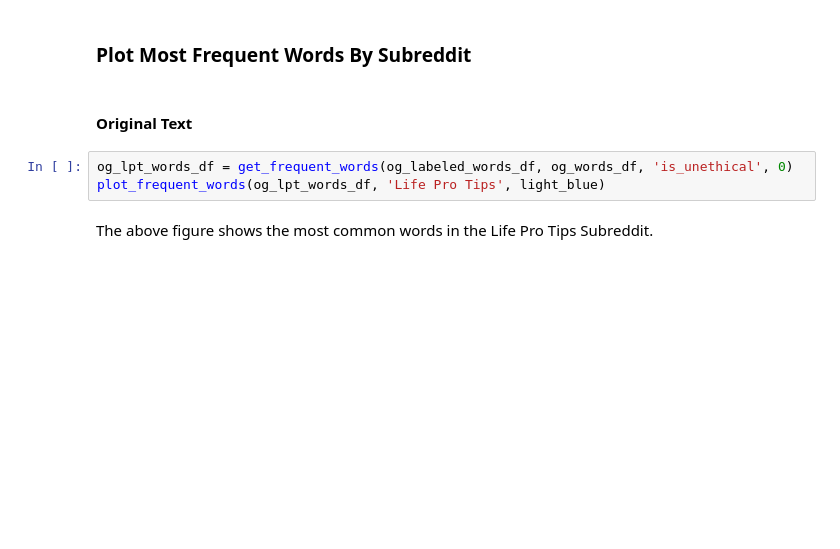
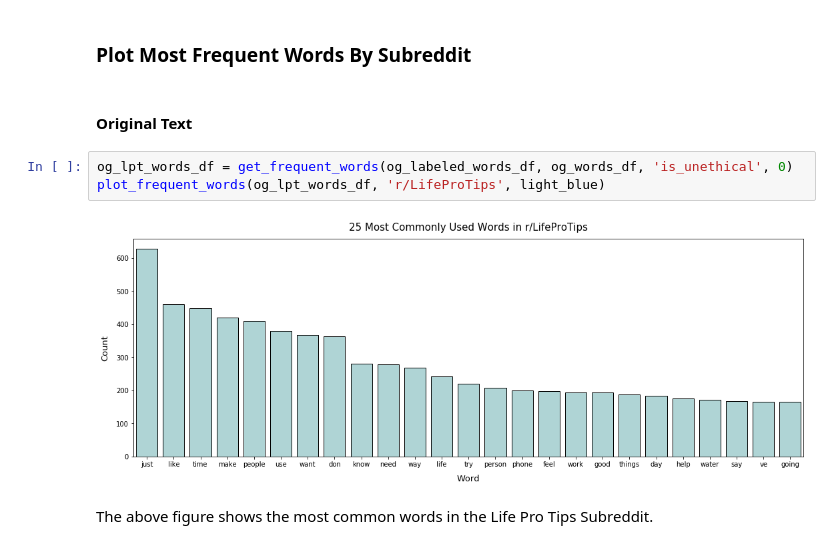
Before and after one commit to jlu90/Subreddit-Classification, a Jupyter notebook: code/Project 3 - Life Pro Tips vs. Unethical Life Pro Tips Classification.ipynb, the cells around one changed output. Cells and saved outputs as stored; diff of their text form; blank space fills up the shorter version.

```diff
--- a/code/Project 3 - Life Pro Tips vs. Unethical Life Pro Tips Classification.ipynb
+++ b/code/Project 3 - Life Pro Tips vs. Unethical Life Pro Tips Classification.ipynb
@@ -513,7 +565,9 @@ stemmed_labeled_words_df = pd.concat([stemmed_words_df, subreddits['is_unethical
 #### Original Text
 # %%
 og_lpt_words_df = get_frequent_words(og_labeled_words_df, og_words_df, 'is_unethical', 0)
-plot_frequent_words(og_lpt_words_df, 'Life Pro Tips', light_blue)
+plot_frequent_words(og_lpt_words_df, 'r/LifeProTips', light_blue)
+# %% [output]
+[figure, added]
 # %% [markdown]
 The above figure shows the most common words in the Life Pro Tips Subreddit.
 # %%
```
Also changed, not shown: parts of 63 cells of this notebook.
